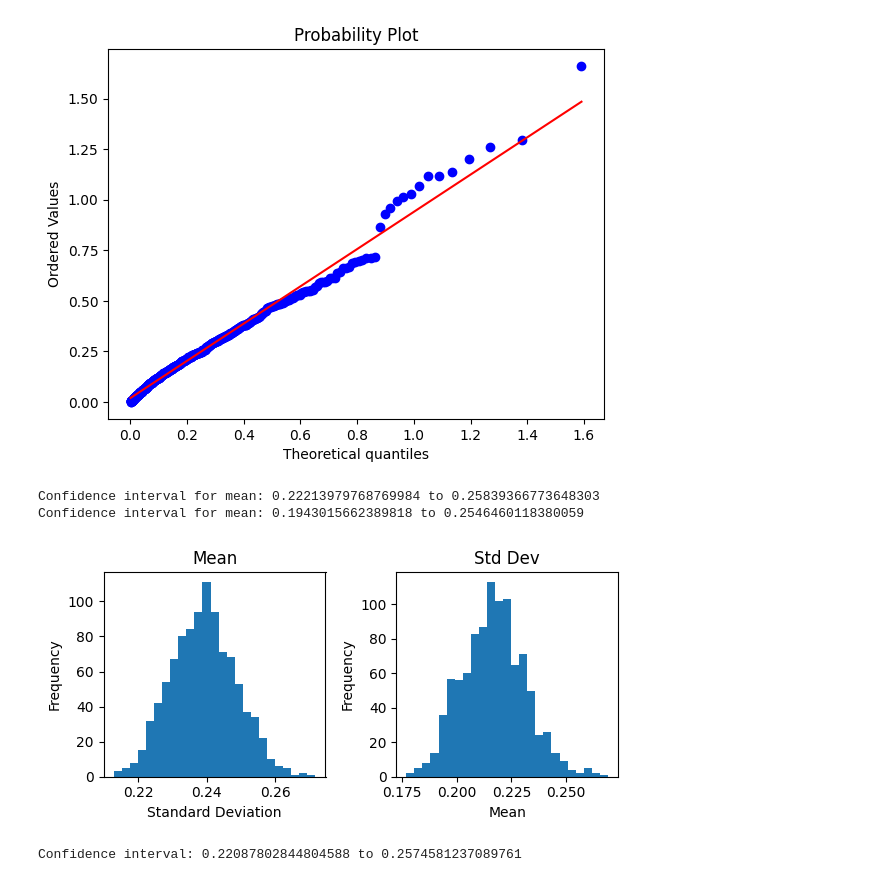
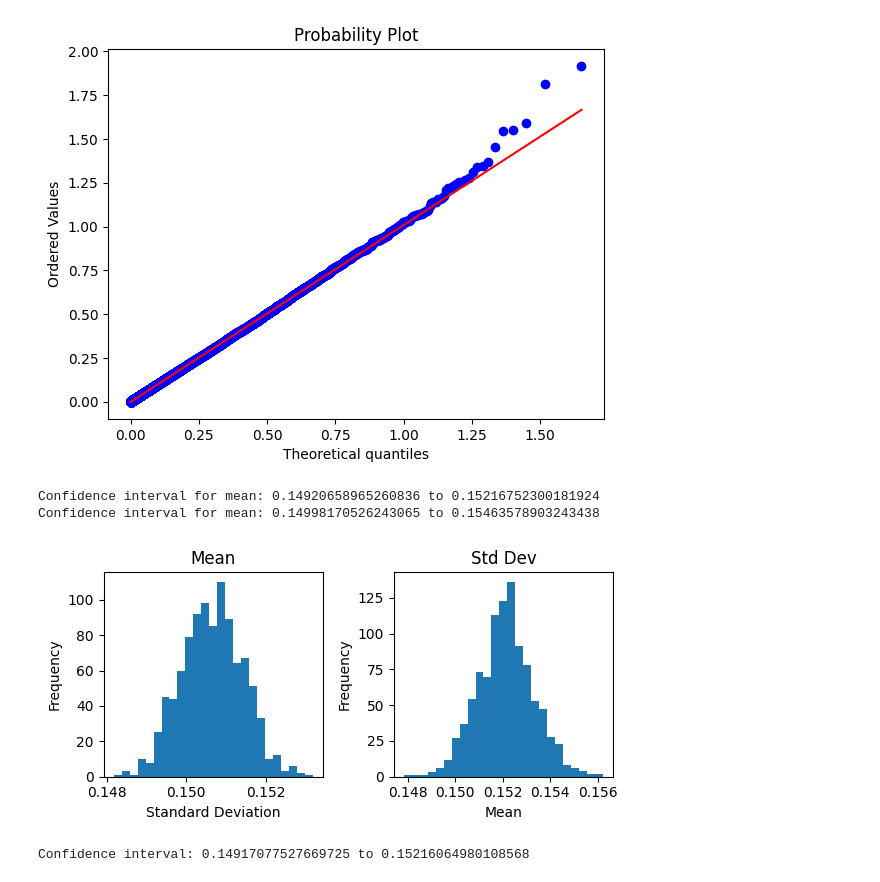
Before and after one commit to Sonic803/multi-core-sched, a Jupyter notebook: python/iid.ipynb, the cells around one changed output. Saved outputs shown, nothing was run; the diff lists cells and outputs as text; code cells hidden in the pictures.

```diff
--- a/python/iid.ipynb
+++ b/python/iid.ipynb
@@ -159,7 +163,7 @@ def autocorrelation(sample):
 
 names=["$meanGenerationTime=50ms, $meanProcessDuration=150ms","$meanGenerationTime=50ms, $meanProcessDuration=200ms"]
 
-testToUse=names[1]
+testToUse='$meanGenerationTime=20ms, $meanProcessDuration=150ms, $pCpuBound=0.75, $numCpus=12, $generationType="exponential", $durationType="exponential", $isFCFS=true'
 
 # statistic='numBusyCpus:vector'
 statistic='turnaroundTime:vector'
@@ -367,7 +367,7 @@ fig, ax = plt.subplots()
 res = stats.probplot(values[::step], dist="expon", sparams=(loc, scale), plot=ax)
 plt.show()
 # %% [output]
-[figure, old version]
+[figure, new version]
 # %%
 from scipy.stats import bootstrap
 # %%
@@ -378,33 +378,33 @@ def mean(values):
 # %%
 data = (values,)  # samples must be in a sequence
 
 # Bootstrap for mean
 res_mean = bootstrap(data, mean, n_resamples=999, confidence_level=0.95)
 low, high = res_mean.confidence_interval
 print(f"Confidence interval for mean: {low} to {high}")
-
+bins=25
 fig, ax = plt.subplots(nrows=1, ncols=2, figsize=(6, 3))
-ax[0].hist(res_mean.bootstrap_distribution, bins=25)
+ax[0].hist(res_mean.bootstrap_distribution, bins=bins)
 ax[0].set_title('Mean')
 ax[0].set_xlabel('Standard Deviation')
 ax[0].set_ylabel('Frequency')
 
 # Bootstrap for std dev
 res_dev = bootstrap(data, stdDev, n_resamples=999, confidence_level=0.95)
 low, high = res_dev.confidence_interval
 print(f"Confidence interval for mean: {low} to {high}")
 
-ax[1].hist(res_dev.bootstrap_distribution, bins=25)
+ax[1].hist(res_dev.bootstrap_distribution, bins=bins)
 ax[1].set_title('Std Dev')
 ax[1].set_xlabel('Mean')
 ax[1].set_ylabel('Frequency')
 
 plt.tight_layout()
 plt.show()
 # %% [output]
-Confidence interval for mean: 0.22213979768769984 to 0.25839366773648303
-Confidence interval for mean: 0.1943015662389818 to 0.2546460118380059
+Confidence interval for mean: 0.14920658965260836 to 0.15216752300181924
+Confidence interval for mean: 0.14998170526243065 to 0.15463578903243438
-[figure, old version]
+[figure, new version]
 # %%
 sampMean, sampStd = avg_and_std(values)
 
@@ -413,7 +413,7 @@ confRig=sampMean+1.96*sampStd/np.sqrt(len(values))
 
 print(f"Confidence interval: {confLef} to {confRig}")
 # %% [output]
-Confidence interval: 0.22087802844804588 to 0.2574581237089761
+Confidence interval: 0.14917077527669725 to 0.15216064980108568
 # %%
 import numpy as np
 
```
Also changed, not shown: parts of 4 cells of this notebook, 6 other files.
